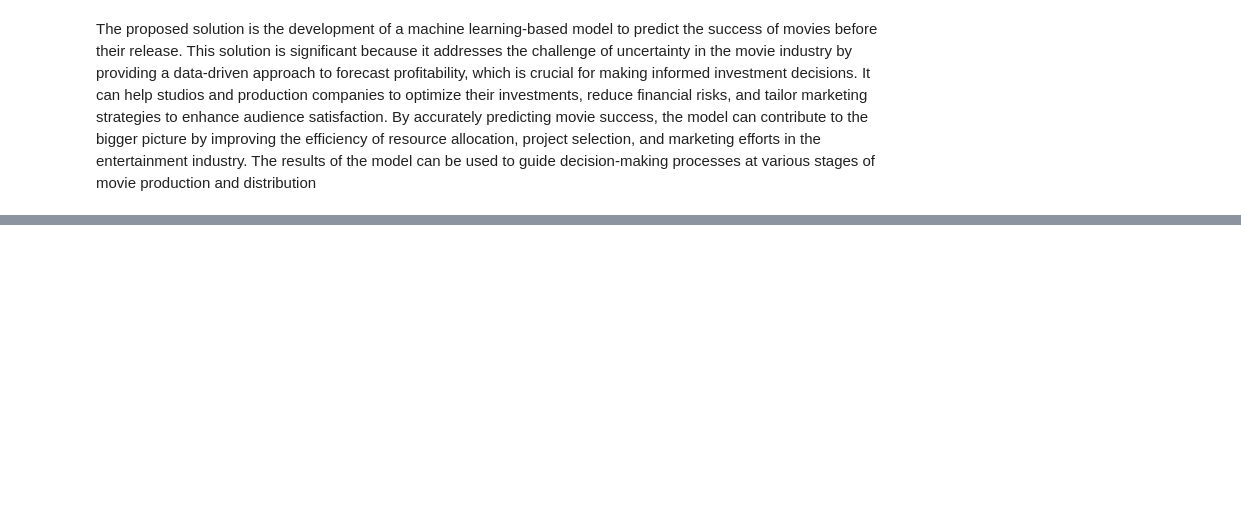
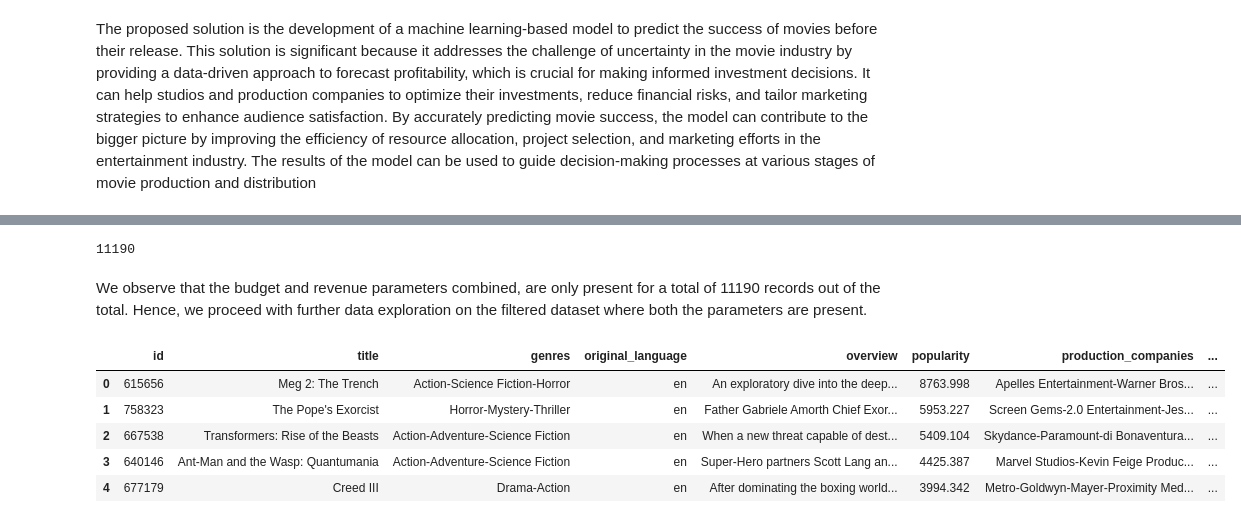
Before and after one commit to Samk104/Cinemalytics, a Jupyter notebook: Cinemalytics.ipynb, the cells around one changed output, grey strips where cells are left out. Saved outputs shown, nothing was run; the diff lists cells and outputs as text; code cells hidden in the pictures; blank space fills up the shorter version.

```diff
--- a/Cinemalytics.ipynb
+++ b/Cinemalytics.ipynb
@@ -20,0 +69,7 @@ The proposed solution is the development of a machine learning-based model to pr
+# %%
+num_zeros = ((df['budget'] != 0) & (df['revenue'] != 0)).sum()
+num_zeros
+# %% [output]
+11190
+# %% [markdown]
+We observe that the budget and revenue parameters combined, are only present for a total of 11190 records out of the total. Hence, we proceed with further data exploration on the filtered dataset where both the parameters are present.
@@ -20,0 +81,12 @@ The proposed solution is the development of a machine learning-based model to pr
+# %%
+#deleting the unfiltered dataframe and loading the newly created one
+del df
+df = pd.read_csv('movies_filtered.csv',sep=r',', skipinitialspace=True)
+df.head()
+# %% [output]
+|  | id | title | genres | original_language | overview | popularity | production_companies | ... |
+| 0 | 615656 | Meg 2: The Trench | Action-Science Fiction-Horror | en | An exploratory dive into the deep... | 8763.998 | Apelles Entertainment-Warner Bros... | ... |
+| 1 | 758323 | The Pope's Exorcist | Horror-Mystery-Thriller | en | Father Gabriele Amorth Chief Exor... | 5953.227 | Screen Gems-2.0 Entertainment-Jes... | ... |
+| 2 | 667538 | Transformers: Rise of the Beasts | Action-Adventure-Science Fiction | en | When a new threat capable of dest... | 5409.104 | Skydance-Paramount-di Bonaventura... | ... |
+| 3 | 640146 | Ant-Man and the Wasp: Quantumania | Action-Adventure-Science Fiction | en | Super-Hero partners Scott Lang an... | 4425.387 | Marvel Studios-Kevin Feige Produc... | ... |
+| 4 | 677179 | Creed III | Drama-Action | en | After dominating the boxing world... | 3994.342 | Metro-Goldwyn-Mayer-Proximity Med... | ... |
```
Also changed, not shown: parts of 14 cells of this notebook, 3 other files.
